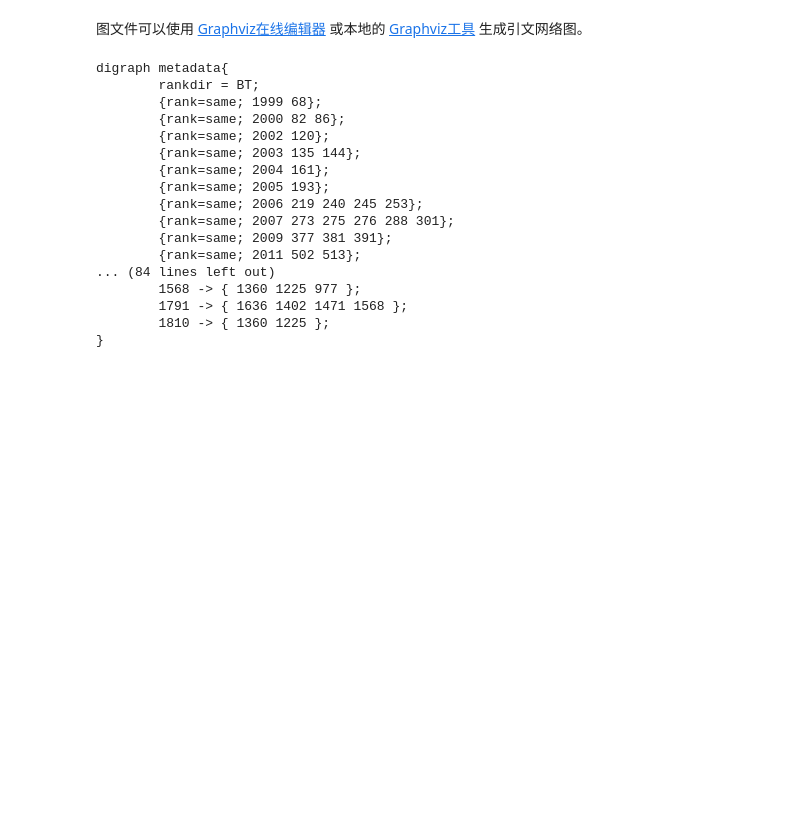
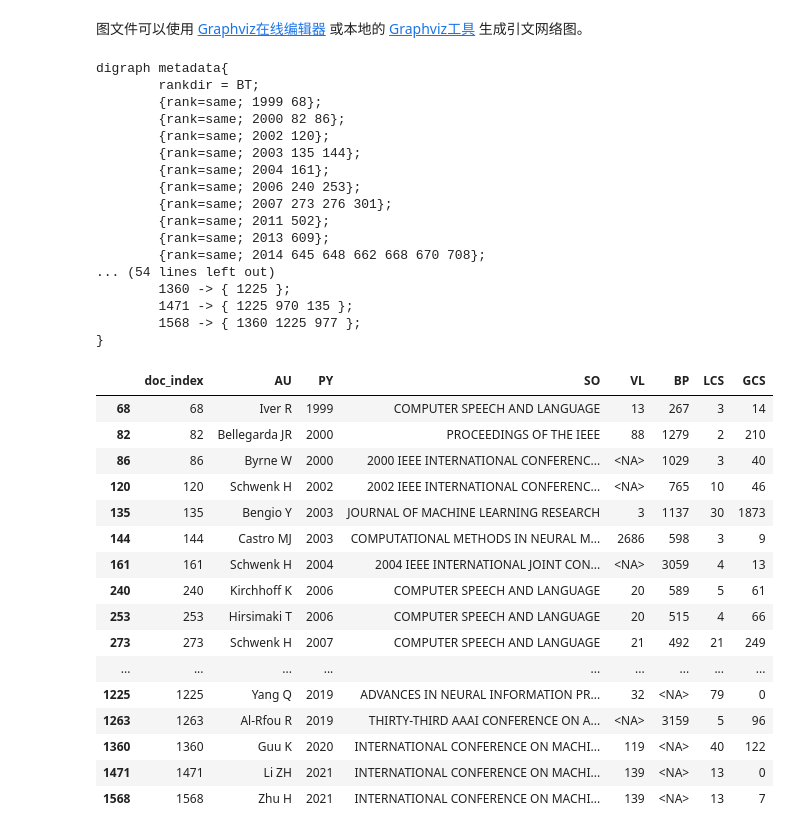
Before and after one commit to doublessay/histcite-python, a Jupyter notebook: demo.ipynb, the cells around one changed output. Cells and saved outputs as stored; diff of their text form; code cells hidden in the pictures; blank space fills up the shorter version.

Commit message:
Add graph node file

```diff
--- a/demo.ipynb
+++ b/demo.ipynb
@@ -68,10 +69,15 @@ cm = ComputeMetrics(citation_table, reference_table)
 # %%
 # 生成引文网络图文件
 
-doc_indices = citation_table.sort_values('LCS', ascending=False).index[:100] # 选取LSC最高的100篇文献
-# doc_indices = primary_table[primary_table['LCS']>5].index # 选取LSC大于5的文献
-graph = GraphViz(citation_table).generate_dot_text(doc_indices)
-print(graph)
+doc_indices = citation_table.sort_values('LCS', ascending=False).index[:50] # 选取LSC最高的50篇文献
+# doc_indices = citation_table[citation_table['LCS']>5].index # 选取LSC大于5的文献
+graph = GraphViz(citation_table)
+graph_dot_file = graph.generate_dot_file(doc_indices,allow_external_node=False)
+
+# 保存graph.dot文件
+with open(os.path.join(folder_path,'result','graph.dot'),'w') as f:
+    f.write(graph_dot_file)
+print(graph_dot_file)
 # %% [output]
 digraph metadata{
         rankdir = BT;
@@ -80,13 +86,38 @@ digraph metadata{
         {rank=same; 2002 120};
         {rank=same; 2003 135 144};
         {rank=same; 2004 161};
-        {rank=same; 2005 193};
-        {rank=same; 2006 219 240 245 253};
-        {rank=same; 2007 273 275 276 288 301};
-        {rank=same; 2009 377 381 391};
-        {rank=same; 2011 502 513};
-... (84 lines left out)
+        {rank=same; 2006 240 253};
+        {rank=same; 2007 273 276 301};
+        {rank=same; 2011 502};
+        {rank=same; 2013 609};
+        {rank=same; 2014 645 648 662 668 670 708};
+... (54 lines left out)
+        1360 -> { 1225 };
+        1471 -> { 1225 970 135 };
         1568 -> { 1360 1225 977 };
-        1791 -> { 1636 1402 1471 1568 };
-        1810 -> { 1360 1225 };
 }
+# %%
+# 生成图节点文件
+graph_node_file = graph.generate_graph_node_file()
+
+# 保存graph.node.xlsx文件
+graph_node_file.to_excel(os.path.join(folder_path,'result','graph.node.xlsx'),index=False)
+graph_node_file
+# %% [output]
+|  | doc_index | AU | PY | SO | VL | BP | LCS | GCS |
+| 68 | 68 | Iver R | 1999 | COMPUTER SPEECH AND LANGUAGE | 13 | 267 | 3 | 14 |
+| 82 | 82 | Bellegarda JR | 2000 | PROCEEDINGS OF THE IEEE | 88 | 1279 | 2 | 210 |
+| 86 | 86 | Byrne W | 2000 | 2000 IEEE INTERNATIONAL CONFERENC... | <NA> | 1029 | 3 | 40 |
+| 120 | 120 | Schwenk H | 2002 | 2002 IEEE INTERNATIONAL CONFERENC... | <NA> | 765 | 10 | 46 |
+| 135 | 135 | Bengio Y | 2003 | JOURNAL OF MACHINE LEARNING RESEARCH | 3 | 1137 | 30 | 1873 |
+| 144 | 144 | Castro MJ | 2003 | COMPUTATIONAL METHODS IN NEURAL M... | 2686 | 598 | 3 | 9 |
+| 161 | 161 | Schwenk H | 2004 | 2004 IEEE INTERNATIONAL JOINT CON... | <NA> | 3059 | 4 | 13 |
+| 240 | 240 | Kirchhoff K | 2006 | COMPUTER SPEECH AND LANGUAGE | 20 | 589 | 5 | 61 |
+| 253 | 253 | Hirsimaki T | 2006 | COMPUTER SPEECH AND LANGUAGE | 20 | 515 | 4 | 66 |
+| 273 | 273 | Schwenk H | 2007 | COMPUTER SPEECH AND LANGUAGE | 21 | 492 | 21 | 249 |
+| ... | ... | ... | ... | ... | ... | ... | ... | ... |
+| 1225 | 1225 | Yang Q | 2019 | ADVANCES IN NEURAL INFORMATION PR... | 32 | <NA> | 79 | 0 |
+| 1263 | 1263 | Al-Rfou R | 2019 | THIRTY-THIRD AAAI CONFERENCE ON A... | <NA> | 3159 | 5 | 96 |
+| 1360 | 1360 | Guu K | 2020 | INTERNATIONAL CONFERENCE ON MACHI... | 119 | <NA> | 40 | 122 |
+| 1471 | 1471 | Li ZH | 2021 | INTERNATIONAL CONFERENCE ON MACHI... | 139 | <NA> | 13 | 0 |
+| 1568 | 1568 | Zhu H | 2021 | INTERNATIONAL CONFERENCE ON MACHI... | 139 | <NA> | 13 | 7 |
```
Also changed, not shown: parts of 2 cells of this notebook, 13 other files.
